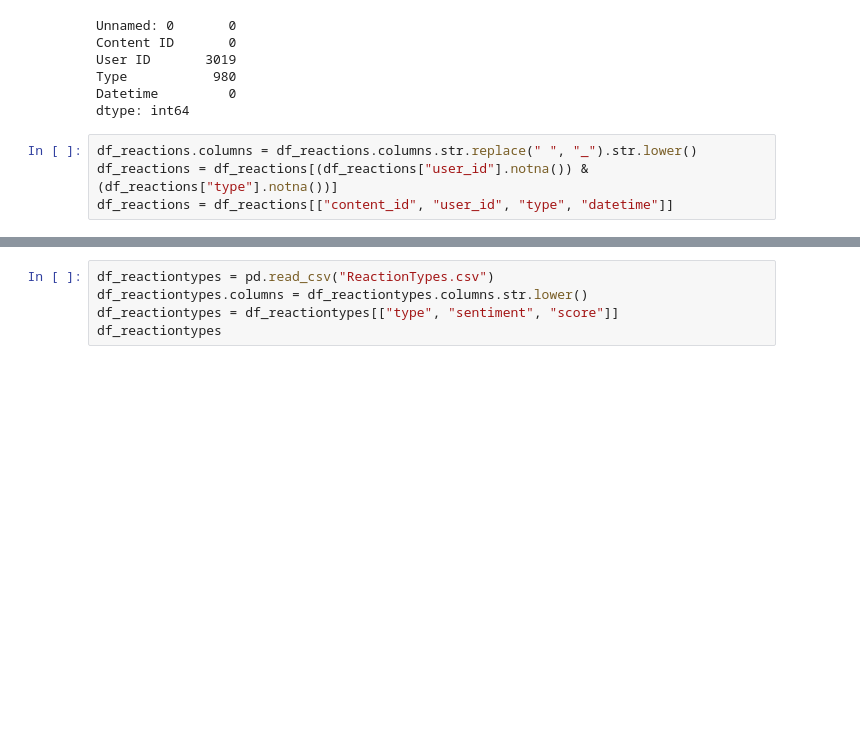
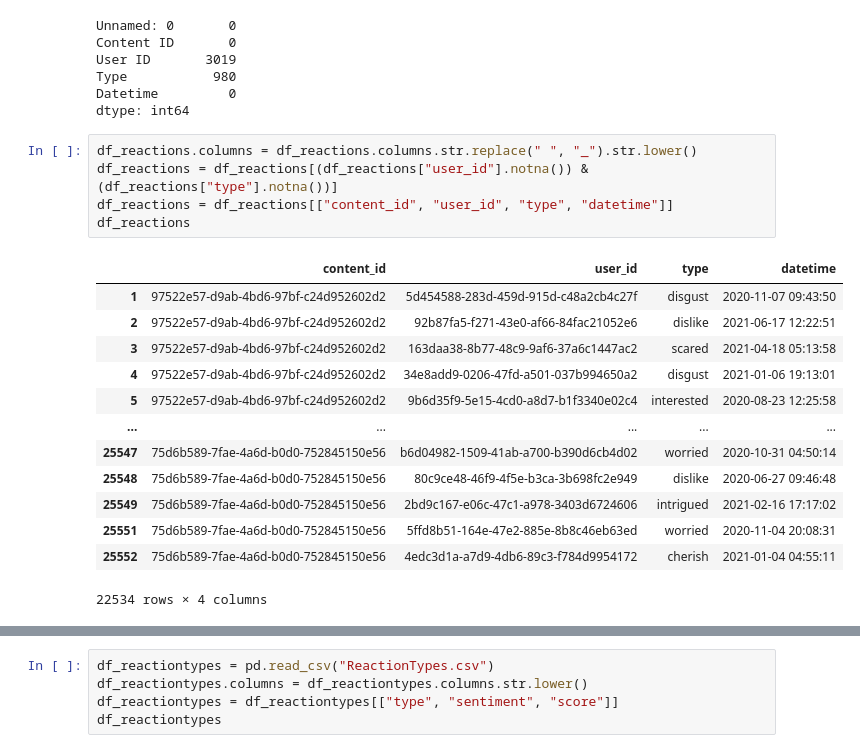
Before and after one commit to sarah-zhan/accenture_project1, a Jupyter notebook: main.ipynb, the cells around one changed output, grey strips where cells are left out. Cells and saved outputs as stored; diff of their text form; blank space fills up the shorter version.

Commit message:
fix the clean up df_reactions

```diff
--- a/main.ipynb
+++ b/main.ipynb
@@ -84,4 +126,19 @@ dtype: int64
 # %%
 df_reactions.columns = df_reactions.columns.str.replace(" ", "_").str.lower()
 df_reactions = df_reactions[(df_reactions["user_id"].notna()) & (df_reactions["type"].notna())]
 df_reactions = df_reactions[["content_id", "user_id", "type", "datetime"]]
+df_reactions
+# %% [output]
+|  | content_id | user_id | type | datetime |
+| 1 | 97522e57-d9ab-4bd6-97bf-c24d952602d2 | 5d454588-283d-459d-915d-c48a2cb4c27f | disgust | 2020-11-07 09:43:50 |
+| 2 | 97522e57-d9ab-4bd6-97bf-c24d952602d2 | 92b87fa5-f271-43e0-af66-84fac21052e6 | dislike | 2021-06-17 12:22:51 |
+| 3 | 97522e57-d9ab-4bd6-97bf-c24d952602d2 | 163daa38-8b77-48c9-9af6-37a6c1447ac2 | scared | 2021-04-18 05:13:58 |
+| 4 | 97522e57-d9ab-4bd6-97bf-c24d952602d2 | 34e8add9-0206-47fd-a501-037b994650a2 | disgust | 2021-01-06 19:13:01 |
+| 5 | 97522e57-d9ab-4bd6-97bf-c24d952602d2 | 9b6d35f9-5e15-4cd0-a8d7-b1f3340e02c4 | interested | 2020-08-23 12:25:58 |
+| ... | ... | ... | ... | ... |
+| 25547 | 75d6b589-7fae-4a6d-b0d0-752845150e56 | b6d04982-1509-41ab-a700-b390d6cb4d02 | worried | 2020-10-31 04:50:14 |
+| 25548 | 75d6b589-7fae-4a6d-b0d0-752845150e56 | 80c9ce48-46f9-4f5e-b3ca-3b698fc2e949 | dislike | 2020-06-27 09:46:48 |
+| 25549 | 75d6b589-7fae-4a6d-b0d0-752845150e56 | 2bd9c167-e06c-47c1-a978-3403d6724606 | intrigued | 2021-02-16 17:17:02 |
+| 25551 | 75d6b589-7fae-4a6d-b0d0-752845150e56 | 5ffd8b51-164e-47e2-885e-8b8c46eb63ed | worried | 2020-11-04 20:08:31 |
+| 25552 | 75d6b589-7fae-4a6d-b0d0-752845150e56 | 4edc3d1a-a7d9-4db6-89c3-f784d9954172 | cherish | 2021-01-04 04:55:11 |
+22534 rows × 4 columns
```
Also changed, not shown: parts of 4 cells of this notebook.
